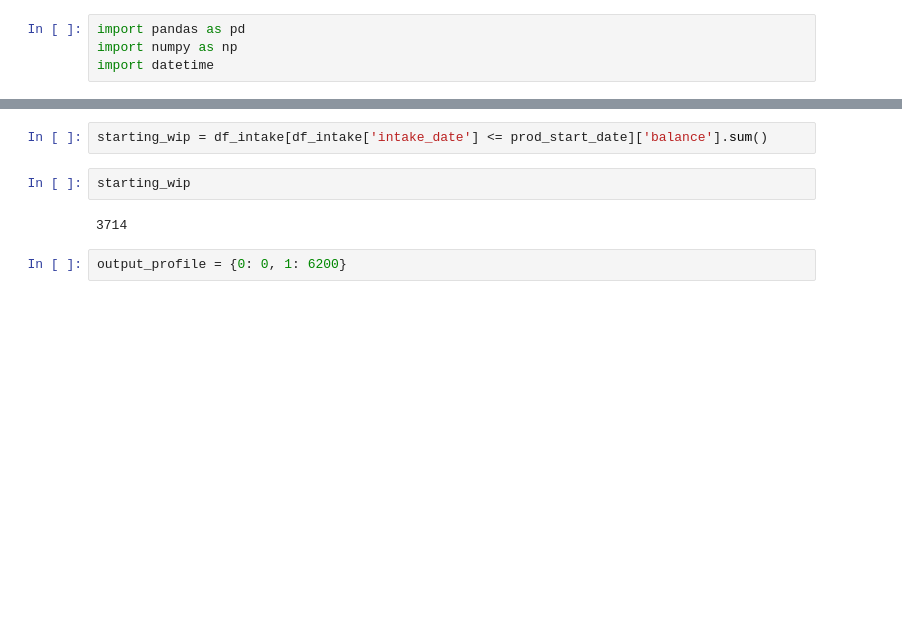
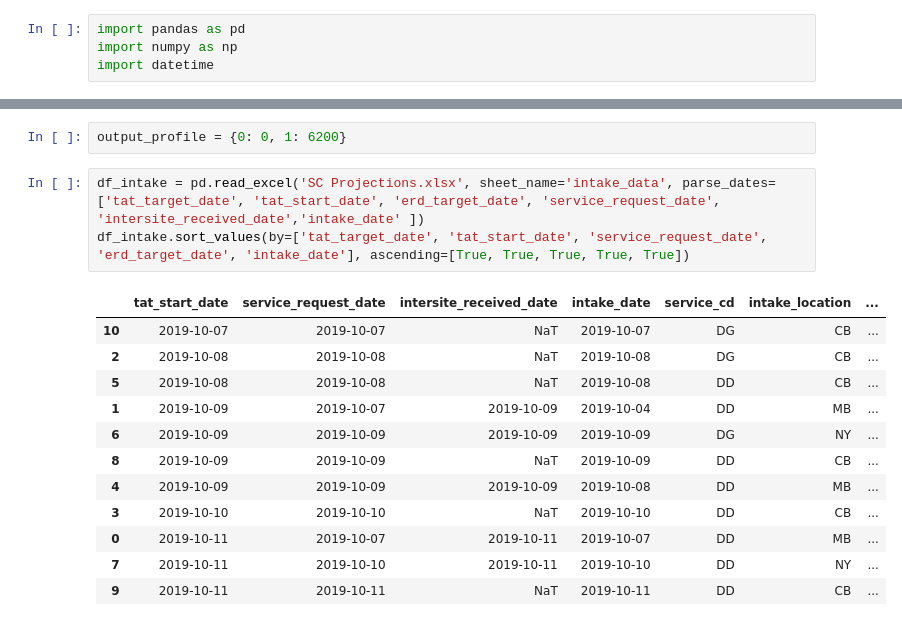
Before and after one commit to LChettia/hello-world, a Jupyter notebook: SC Projections.ipynb, the cells around one changed output, grey strips where cells are left out. Drawn from its saved outputs; the diff is of its cells as text; blank space fills up the shorter version.

```diff
--- a/SC Projections.ipynb
+++ b/SC Projections.ipynb
@@ -37,9 +14,19 @@ DatetimeIndex(['2019-10-07', '2019-10-08', '2019-10-09', '2019-10-10',
               dtype='datetime64[ns]', freq='D')
-# %%
-starting_wip = df_intake[df_intake['intake_date'] <= prod_start_date]['balance'].sum()
-# %%
-starting_wip
-# %% [output]
-3714
 # %%
 output_profile = {0: 0, 1: 6200}
+# %%
+df_intake = pd.read_excel('SC Projections.xlsx', sheet_name='intake_data', parse_dates=['tat_target_date', 'tat_start_date', 'erd_target_date', 'service_request_date', 'intersite_received_date','intake_date' ])
+df_intake.sort_values(by=['tat_target_date', 'tat_start_date', 'service_request_date', 'erd_target_date', 'intake_date'], ascending=[True, True, True, True, True])
+# %% [output]
+|  | tat_start_date | service_request_date | intersite_received_date | intake_date | service_cd | intake_location | ... |
+| 10 | 2019-10-07 | 2019-10-07 | NaT | 2019-10-07 | DG | CB | ... |
+| 2 | 2019-10-08 | 2019-10-08 | NaT | 2019-10-08 | DG | CB | ... |
+| 5 | 2019-10-08 | 2019-10-08 | NaT | 2019-10-08 | DD | CB | ... |
+| 1 | 2019-10-09 | 2019-10-07 | 2019-10-09 | 2019-10-04 | DD | MB | ... |
+| 6 | 2019-10-09 | 2019-10-09 | 2019-10-09 | 2019-10-09 | DG | NY | ... |
+| 8 | 2019-10-09 | 2019-10-09 | NaT | 2019-10-09 | DD | CB | ... |
+| 4 | 2019-10-09 | 2019-10-09 | 2019-10-09 | 2019-10-08 | DD | MB | ... |
+| 3 | 2019-10-10 | 2019-10-10 | NaT | 2019-10-10 | DD | CB | ... |
+| 0 | 2019-10-11 | 2019-10-07 | 2019-10-11 | 2019-10-07 | DD | MB | ... |
+| 7 | 2019-10-11 | 2019-10-10 | 2019-10-11 | 2019-10-10 | DD | NY | ... |
+| 9 | 2019-10-11 | 2019-10-11 | NaT | 2019-10-11 | DD | CB | ... |
```
Also changed, not shown: parts of 39 cells of this notebook, 2 other files.
